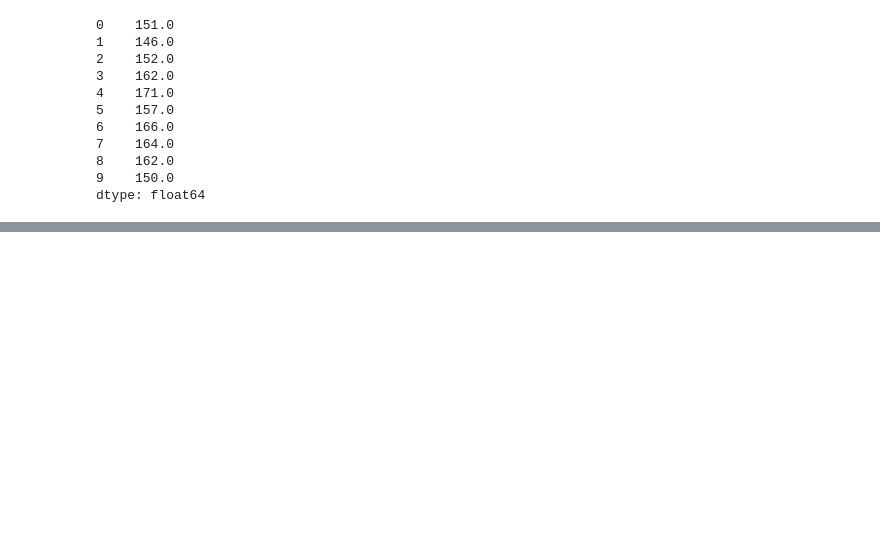
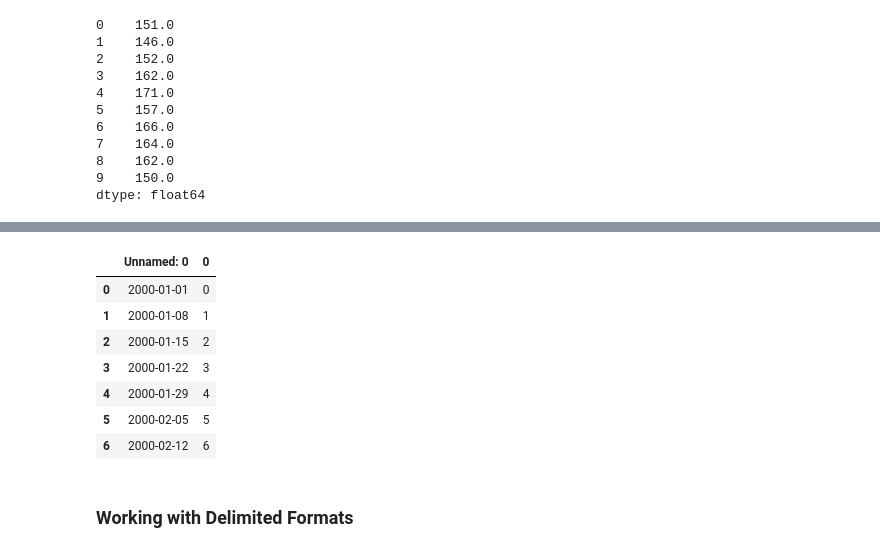
Before and after one commit to gaussic/py-data-analysis, a Jupyter notebook: chp6.ipynb, the cells around one changed output, grey strips where cells are left out. Saved outputs shown, nothing was run; the diff lists cells and outputs as text; code cells hidden in the pictures; blank space fills up the shorter version.

```diff
--- a/chp6.ipynb
+++ b/chp6.ipynb
@@ -217,0 +301,13 @@ dtype: float64
+# %%
+pd.read_csv('examples/tseries.csv')
+# %% [output]
+|  | Unnamed: 0 | 0 |
+| 0 | 2000-01-01 | 0 |
+| 1 | 2000-01-08 | 1 |
+| 2 | 2000-01-15 | 2 |
+| 3 | 2000-01-22 | 3 |
+| 4 | 2000-01-29 | 4 |
+| 5 | 2000-02-05 | 5 |
+| 6 | 2000-02-12 | 6 |
+# %% [markdown]
+### Working with Delimited Formats
```
Also changed, not shown: parts of 31 cells of this notebook, 4 other files.
